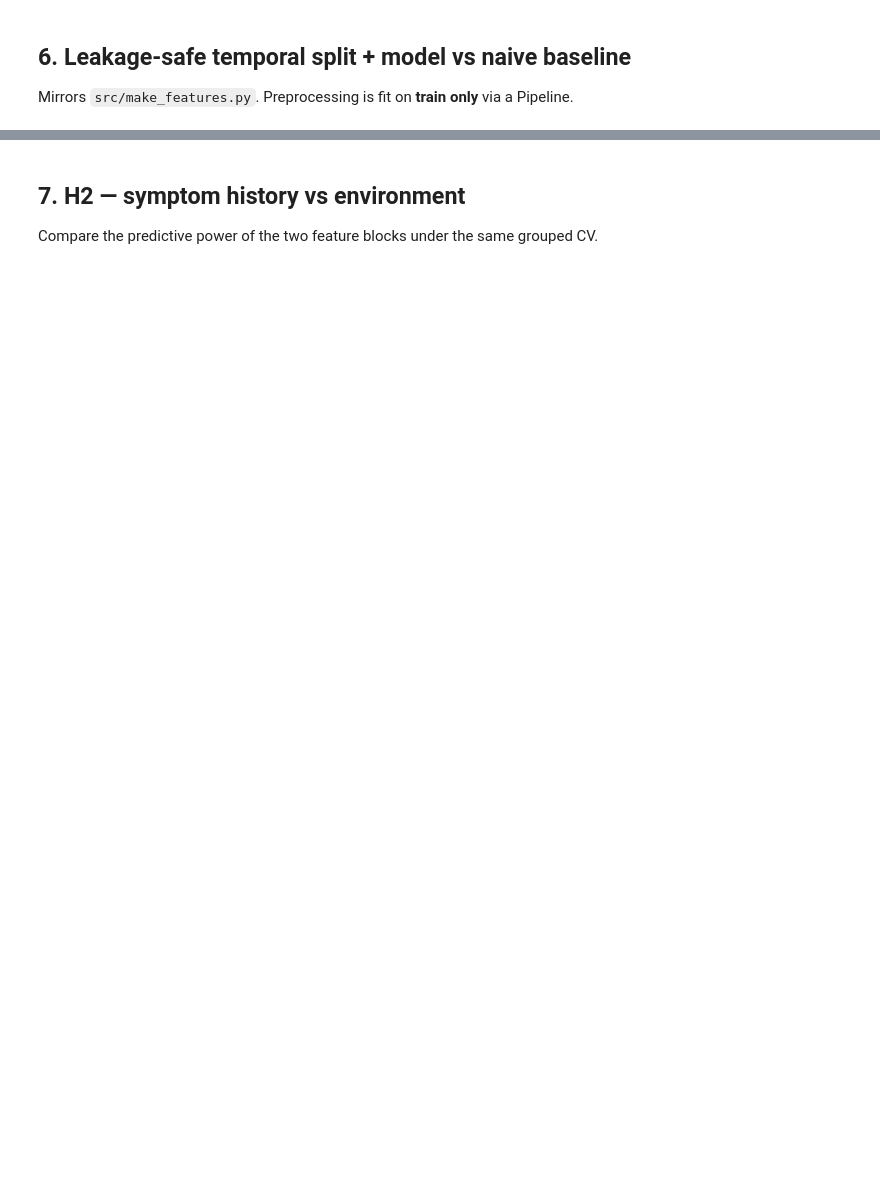
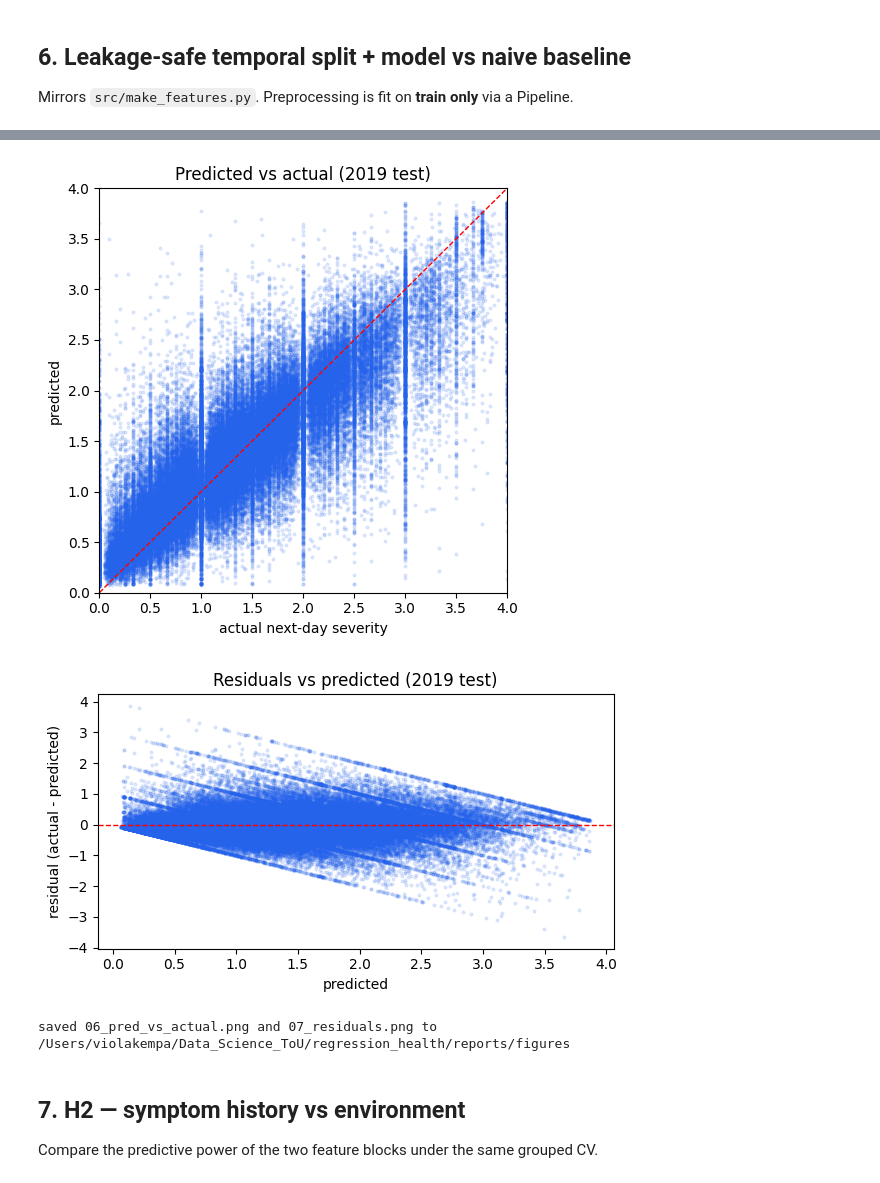
Before and after one commit to kempaviola/regression_health, a Jupyter notebook: notebooks/01_exploratory_analysis.ipynb, the cells around one changed output, grey strips where cells are left out. Drawn from its saved outputs; the diff is of its cells as text; code cells hidden in the pictures; blank space fills up the shorter version.

```diff
--- a/notebooks/01_exploratory_analysis.ipynb
+++ b/notebooks/01_exploratory_analysis.ipynb
@@ -53,5 +126,5 @@ Raw age contains impossible values (negatives, birth years). Inspect, then clip.
 # %%
-print('raw age range:', p['age'].min(), '->', p['age'].max())
-print('rows with age outside [5,120]:', int(((p['age'] < 5) | (p['age'] > 120)).sum()))
-p['age_clean'] = p['age'].where(p['age'].between(5, 120))
-p['age_clean'].describe()
+print('panel age range:', p['age'].min(), '->', p['age'].max())
+print('rows still outside [5,120]:', int(((p['age'] < 5) | (p['age'] > 120)).sum()))
+print('age missing (incl. fixed impossibles):', int(p['age'].isnull().sum()))
+p['age'].describe()
@@ -91,7 +236,7 @@ from sklearn.metrics import mean_squared_error
 
 FEATURES = ['sym_mean','lag1_sym','lag2_sym','lag3_sym','sym_count','cond_mean',
             'treat_count','food_count','tag_count','temperature_max','temperature_min',
-            'humidity','pressure','precip_intensity','age_clean']
+            'humidity','pressure','precip_intensity','age']
 SPLIT = pd.Timestamp('2019-01-01')
 tr, te = data[data['date'] < SPLIT], data[data['date'] >= SPLIT]
 
@@ -108,3 +264,27 @@ print('H1 supported:', test_rmse < naive)
+# %%
+# Template Step 13: regression diagnostics on the 2019 temporal test set.
+FIG = ROOT / 'reports' / 'figures'; FIG.mkdir(parents=True, exist_ok=True)
+pred = pipe.predict(te[FEATURES]); resid = te['target'].values - pred
+
+fig, ax = plt.subplots(figsize=(5, 5))
+ax.scatter(te['target'], pred, s=4, alpha=0.12, color='#2563eb')
+ax.plot([0, 4], [0, 4], 'r--', lw=1)
+ax.set_xlim(0, 4); ax.set_ylim(0, 4)
+ax.set_xlabel('actual next-day severity'); ax.set_ylabel('predicted')
+ax.set_title('Predicted vs actual (2019 test)')
+fig.tight_layout(); fig.savefig(FIG / '06_pred_vs_actual.png', dpi=110); plt.show()
+
+fig, ax = plt.subplots(figsize=(6, 3.5))
+ax.scatter(pred, resid, s=4, alpha=0.12, color='#2563eb')
+ax.axhline(0, color='r', ls='--', lw=1)
+ax.set_xlabel('predicted'); ax.set_ylabel('residual (actual - predicted)')
+ax.set_title('Residuals vs predicted (2019 test)')
+fig.tight_layout(); fig.savefig(FIG / '07_residuals.png', dpi=110); plt.show()
+print('saved 06_pred_vs_actual.png and 07_residuals.png to', FIG)
+# %% [output]
+[figure, added]
+[figure, added]
+saved 06_pred_vs_actual.png and 07_residuals.png to /Users/violakempa/Data_Science_ToU/regression_health/reports/figures
 # %% [markdown]
 ## 7. H2 — symptom history vs environment
 Compare the predictive power of the two feature blocks under the same grouped CV.
```
Also changed, not shown: parts of 16 cells of this notebook, 16 other files.
